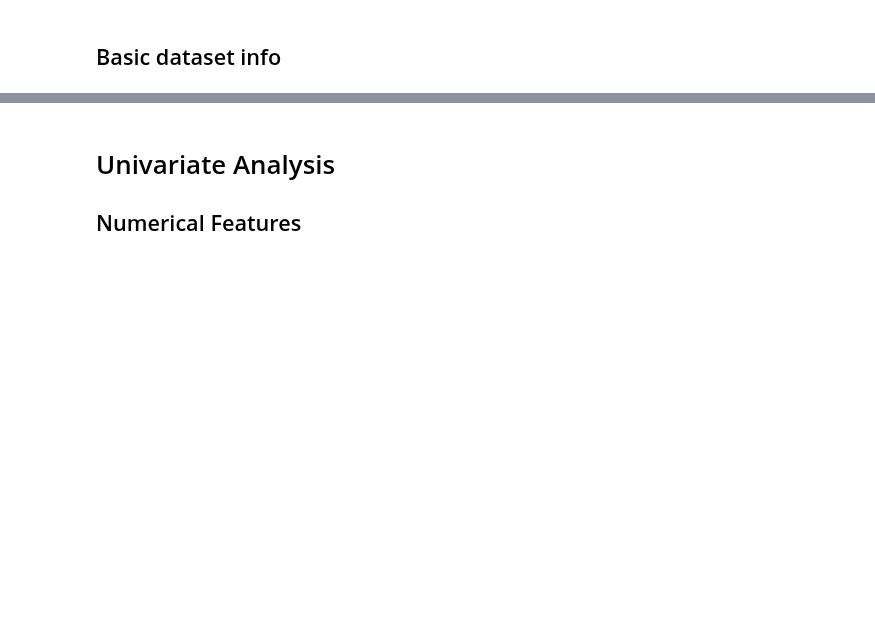
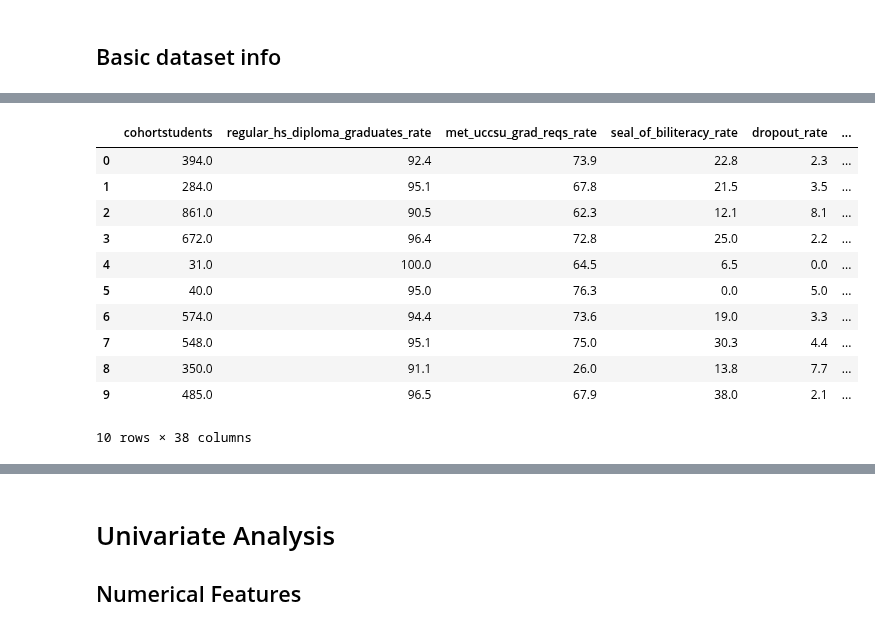
Before and after one commit to junclemente/ads599-capstone_project, a Jupyter notebook: library/02_data_exploration.ipynb, the cells around one changed output, grey strips where cells are left out. Cells and saved outputs as stored; diff of their text form; code cells hidden in the pictures; blank space fills up the shorter version.

```diff
--- a/library/02_data_exploration.ipynb
+++ b/library/02_data_exploration.ipynb
@@ -147,0 +120,15 @@ df[cat_cols].head()
+# %%
+df[num_cols].head(10)
+# %% [output]
+|  | cohortstudents | regular_hs_diploma_graduates_rate | met_uccsu_grad_reqs_rate | seal_of_biliteracy_rate | dropout_rate | ... |
+| 0 | 394.0 | 92.4 | 73.9 | 22.8 | 2.3 | ... |
+| 1 | 284.0 | 95.1 | 67.8 | 21.5 | 3.5 | ... |
+| 2 | 861.0 | 90.5 | 62.3 | 12.1 | 8.1 | ... |
+| 3 | 672.0 | 96.4 | 72.8 | 25.0 | 2.2 | ... |
+| 4 | 31.0 | 100.0 | 64.5 | 6.5 | 0.0 | ... |
+| 5 | 40.0 | 95.0 | 76.3 | 0.0 | 5.0 | ... |
+| 6 | 574.0 | 94.4 | 73.6 | 19.0 | 3.3 | ... |
+| 7 | 548.0 | 95.1 | 75.0 | 30.3 | 4.4 | ... |
+| 8 | 350.0 | 91.1 | 26.0 | 13.8 | 7.7 | ... |
+| 9 | 485.0 | 96.5 | 67.9 | 38.0 | 2.1 | ... |
+10 rows × 38 columns
```
Also changed, not shown: parts of 16 cells of this notebook.
